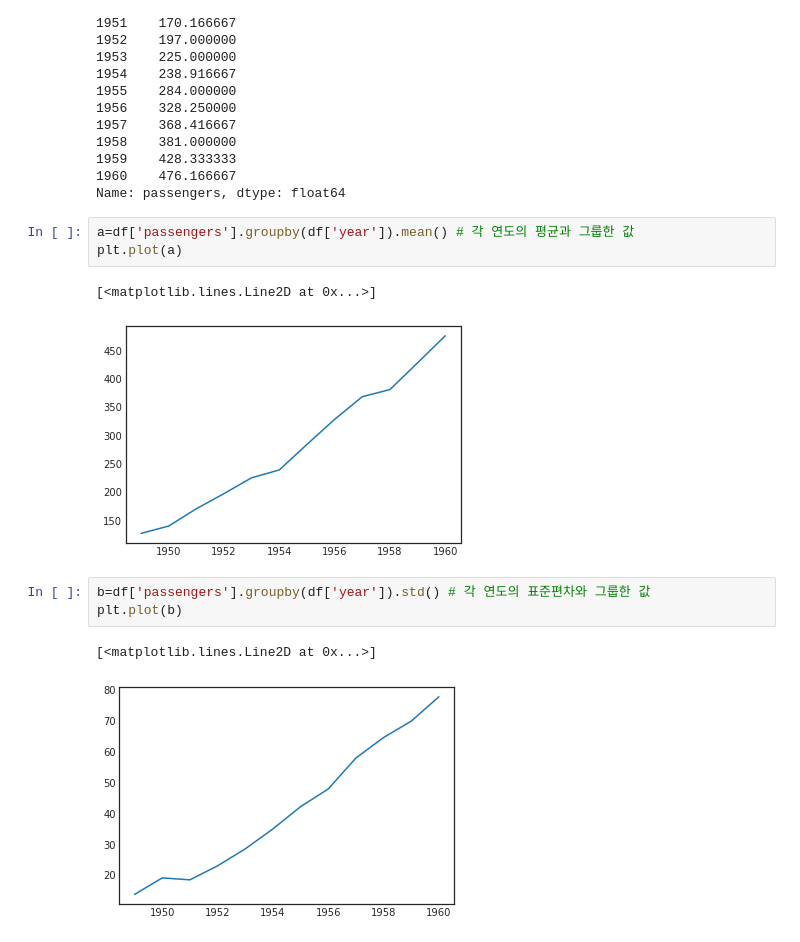
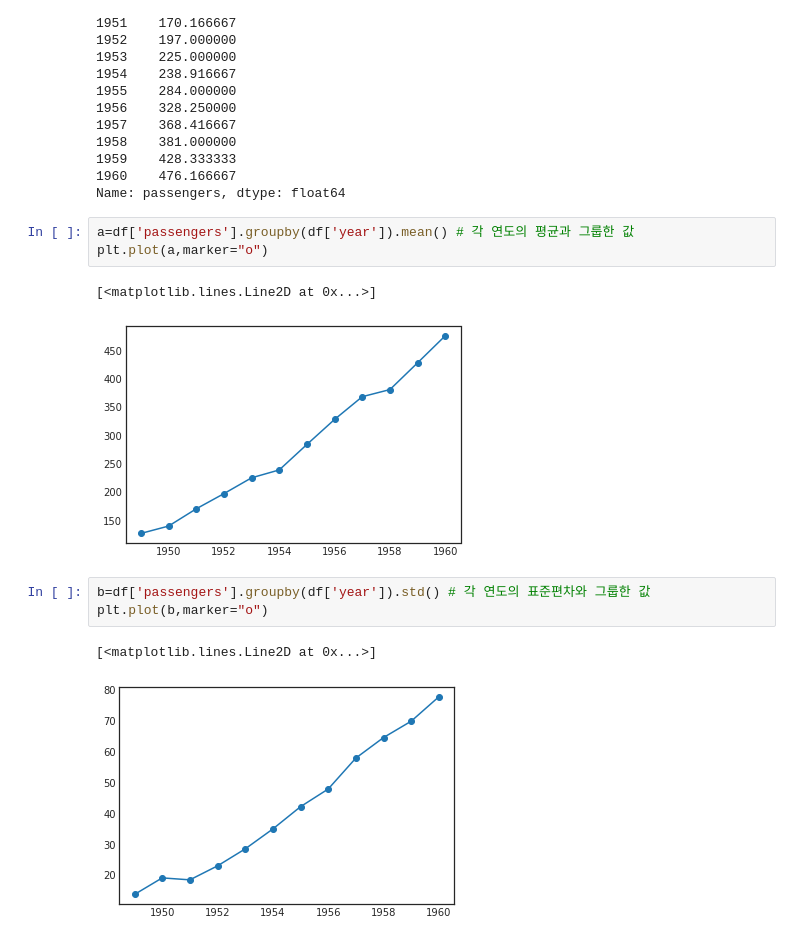
Before and after one commit to LeeHuiJong/DataAnalysis_ML, a Jupyter notebook: ch02_02_선그래프.ipynb, the cells around one changed output. Saved outputs shown, nothing was run; the diff lists cells and outputs as text.

```diff
--- a/ch02_02_선그래프.ipynb
+++ b/ch02_02_선그래프.ipynb
@@ -386,15 +386,15 @@ year
 Name: passengers, dtype: float64
 # %%
 a=df['passengers'].groupby(df['year']).mean() # 각 연도의 평균과 그룹한 값
-plt.plot(a)
+plt.plot(a,marker="o")
 # %% [output]
 [<matplotlib.lines.Line2D at 0x...>]
-[figure, old version]
+[figure, new version]
 # %%
 b=df['passengers'].groupby(df['year']).std() # 각 연도의 표준편차와 그룹한 값
-plt.plot(b)
+plt.plot(b,marker="o")
 # %% [output]
 [<matplotlib.lines.Line2D at 0x...>]
-[figure, old version]
+[figure, new version]
 # %%
 c=df['passengers'].groupby(df['year']).min() # 각 연도의 최소값과 그룹한 값
```
Also changed, not shown: parts of 3 cells of this notebook.
